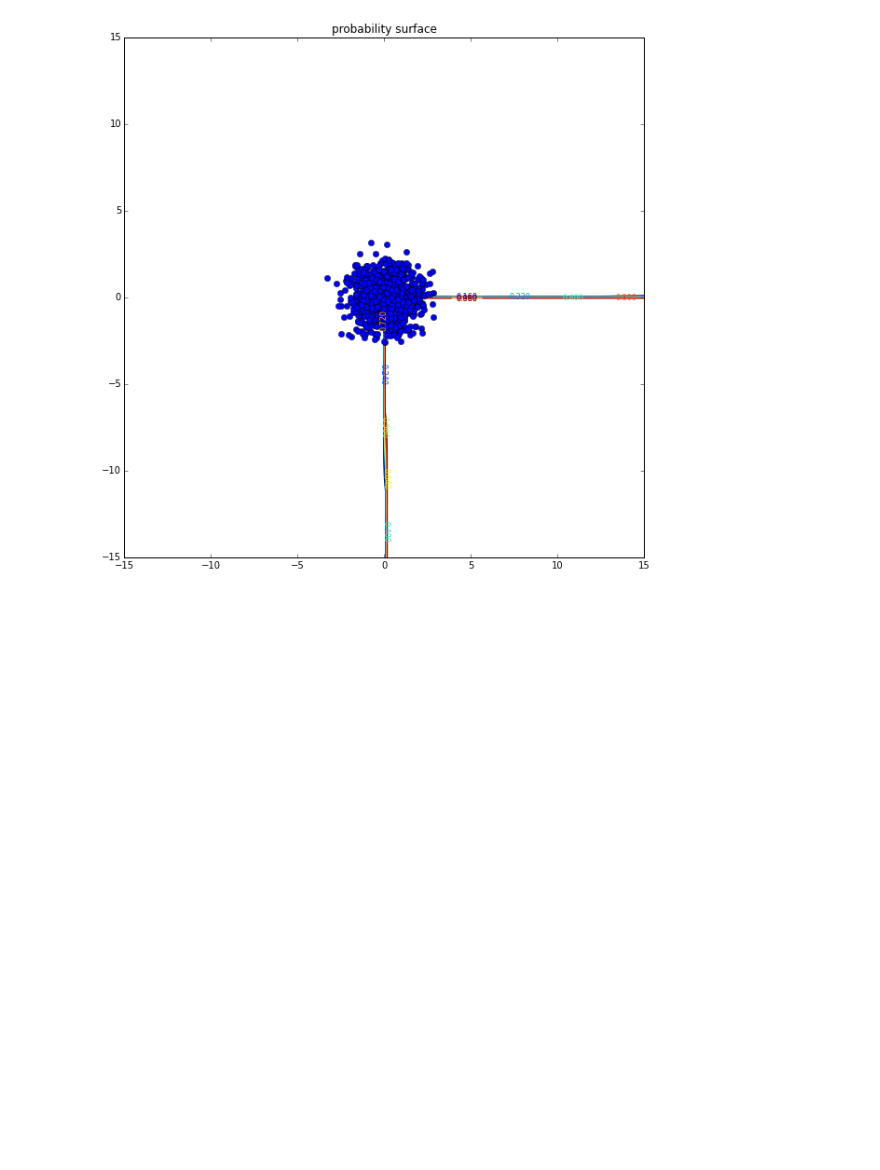
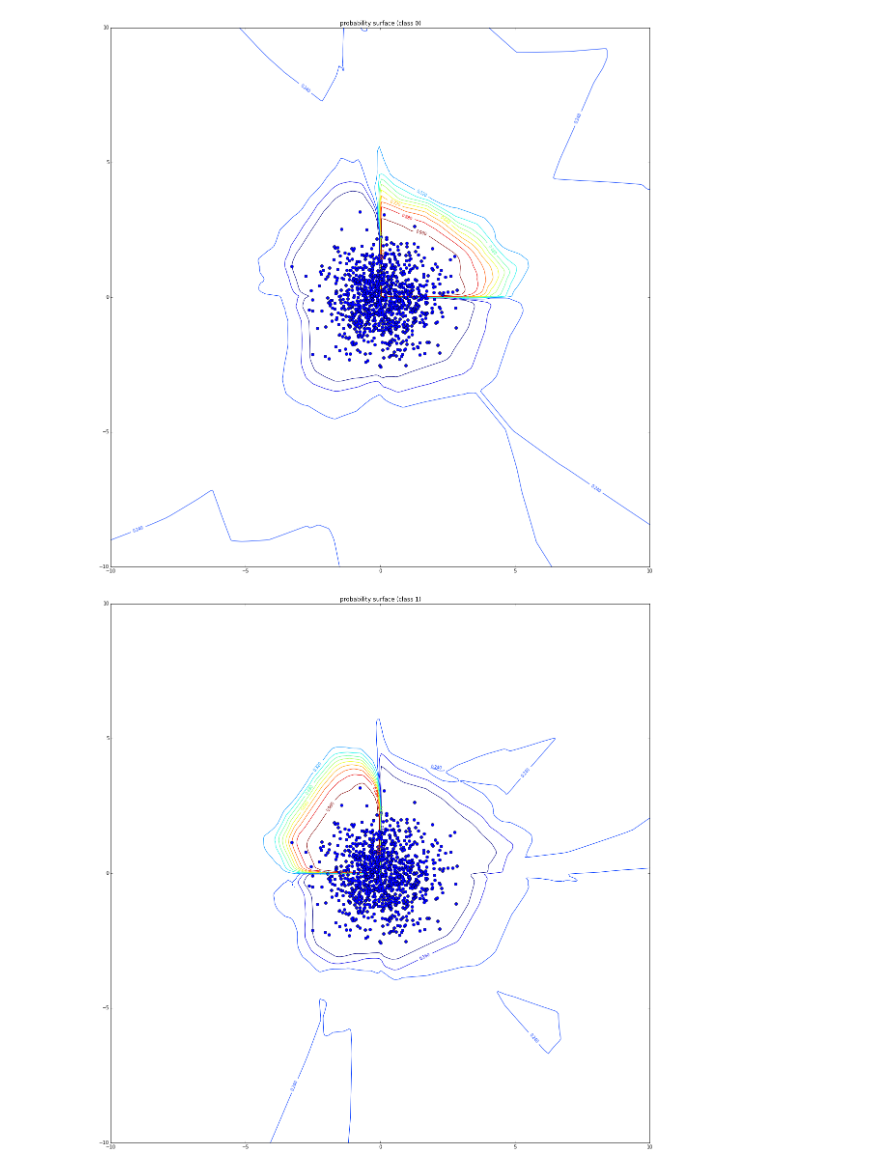
Before and after one commit to zzlab/DL-Alg, a Jupyter notebook: cifar10/gan/sanity-check.ipynb, the cells around one changed output. Drawn from its saved outputs; the diff is of its cells as text; code cells hidden in the pictures; blank space fills up the shorter version.

```diff
--- a/cifar10/gan/sanity-check.ipynb
+++ b/cifar10/gan/sanity-check.ipynb
@@ -55,21 +94,5 @@ pl.title('loss')
-# %%
-N = 256
-lower, upper = -15, 15
-X = np0.linspace(lower, upper, N)
-Y = np0.linspace(lower, upper, N)
-X, Y = np.meshgrid(X, Y)
-noise_X = np.vstack((flatten(X), flatten(Y))).T
-# noise_X = np0.hstack(np0.random.uniform(lower, upper, (N, 1)) for i in range(D))
-noise_Y = model.forward(noise_X, 'test')
-noise_class = np.full((N * N,), 3)
-noise_p = softmax_probability(noise_Y, noise_class)
-noise_p = noise_p.reshape(X.shape)
-pl.figure(figsize=(10, 10))
-c = pl.contour(to_np(X), to_np(Y), to_np(noise_p), 12)
-pl.clabel(c, fontsize=8)
-pl.title('probability surface')
-data_X, data_Y = data.T
-pl.plot(data_X, data_Y, 'bo')
-pl.gca().set_aspect('equal')
-# %% [output]
-[figure, removed]
+# %%
+probability_surface(model, size=(20, 20))
+# %% [output]
+[figure, added]
+[figure, added]
```
Also changed, not shown: parts of 8 cells of this notebook, 2 other files.
